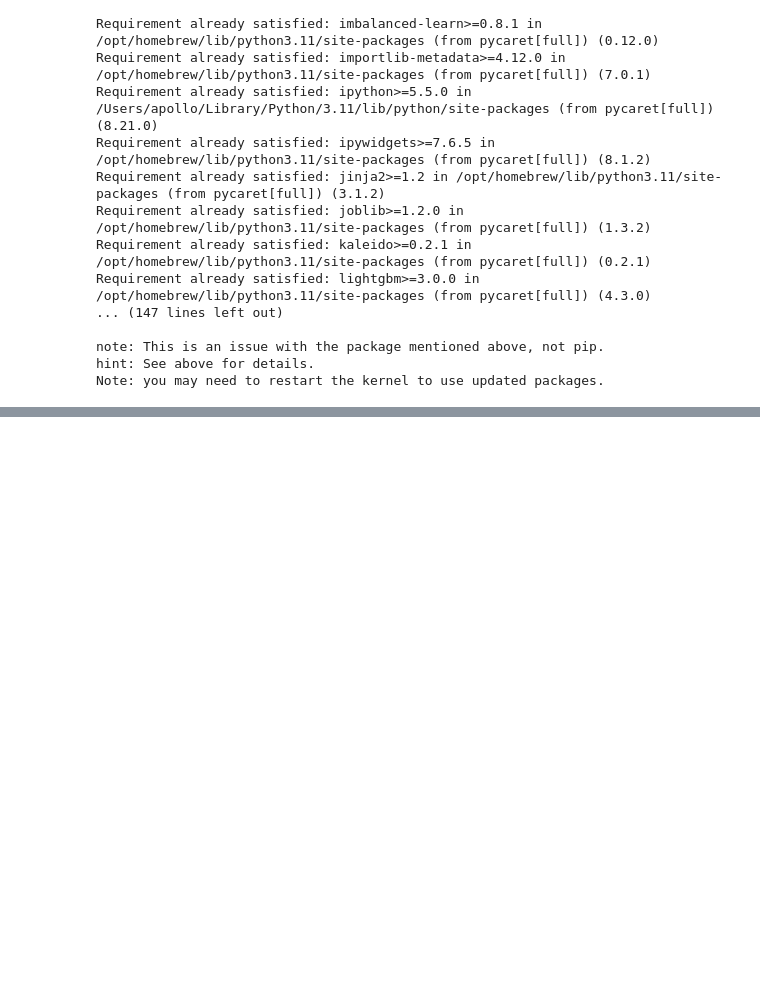
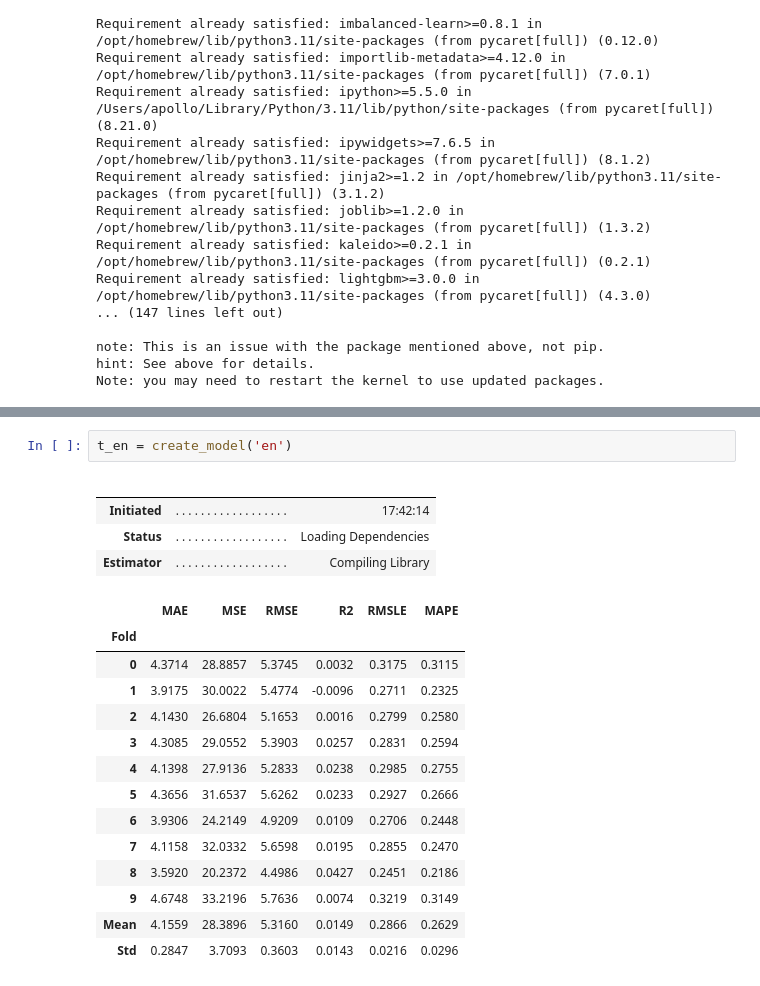
Before and after one commit to NUMNIMx/dash-pm-2.5, a Jupyter notebook: predict.ipynb, the cells around one changed output, grey strips where cells are left out. Cells and saved outputs as stored; diff of their text form; blank space fills up the shorter version.

```diff
--- a/predict.ipynb
+++ b/predict.ipynb
@@ -129,0 +111,22 @@ gbr = create_model('gbr')
+# %%
+t_en = create_model('en')
+# %% [output]
+|  |  |  |
+|  |  |  |
+| Initiated | . . . . . . . . . . . . . . . . . . | 17:42:14 |
+| Status | . . . . . . . . . . . . . . . . . . | Loading Dependencies |
+| Estimator | . . . . . . . . . . . . . . . . . . | Compiling Library |
+|  | MAE | MSE | RMSE | R2 | RMSLE | MAPE |
+| Fold |  |  |  |  |  |  |
+| 0 | 4.3714 | 28.8857 | 5.3745 | 0.0032 | 0.3175 | 0.3115 |
+| 1 | 3.9175 | 30.0022 | 5.4774 | -0.0096 | 0.2711 | 0.2325 |
+| 2 | 4.1430 | 26.6804 | 5.1653 | 0.0016 | 0.2799 | 0.2580 |
+| 3 | 4.3085 | 29.0552 | 5.3903 | 0.0257 | 0.2831 | 0.2594 |
+| 4 | 4.1398 | 27.9136 | 5.2833 | 0.0238 | 0.2985 | 0.2755 |
+| 5 | 4.3656 | 31.6537 | 5.6262 | 0.0233 | 0.2927 | 0.2666 |
+| 6 | 3.9306 | 24.2149 | 4.9209 | 0.0109 | 0.2706 | 0.2448 |
+| 7 | 4.1158 | 32.0332 | 5.6598 | 0.0195 | 0.2855 | 0.2470 |
+| 8 | 3.5920 | 20.2372 | 4.4986 | 0.0427 | 0.2451 | 0.2186 |
+| 9 | 4.6748 | 33.2196 | 5.7636 | 0.0074 | 0.3219 | 0.3149 |
+| Mean | 4.1559 | 28.3896 | 5.3160 | 0.0149 | 0.2866 | 0.2629 |
+| Std | 0.2847 | 3.7093 | 0.3603 | 0.0143 | 0.0216 | 0.0296 |
```
Also changed, not shown: parts of 8 cells of this notebook, 4 other files.
